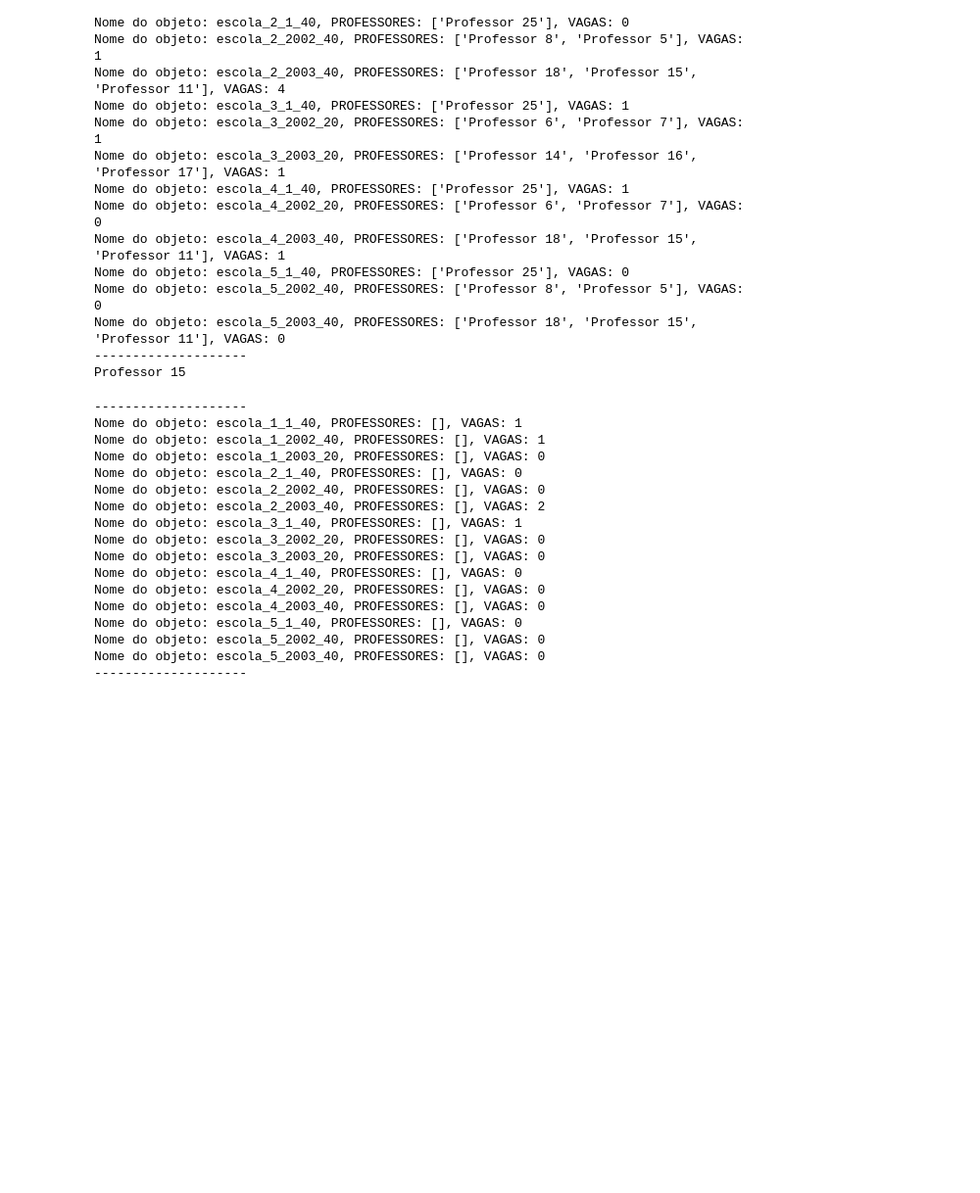
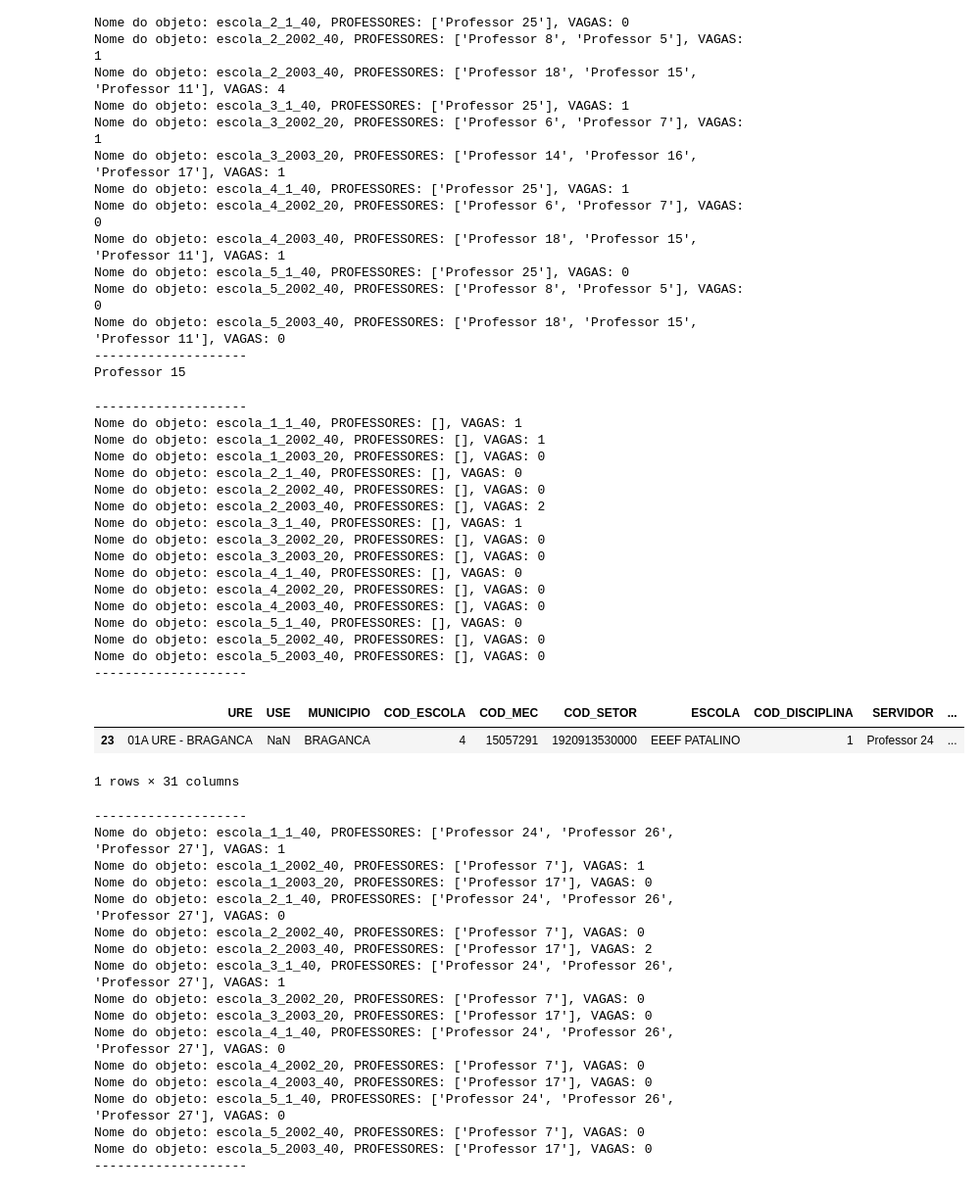
Before and after one commit to LH-Carreira/Algoritmo-lotacao, a Jupyter notebook: 02.ipynb, the cells around one changed output. Shown at 98% size. Drawn from its saved outputs; the diff is of its cells as text; code cells hidden in the pictures; blank space fills up the shorter version.

```diff
--- a/02.ipynb
+++ b/02.ipynb
@@ -192,7 +194,7 @@ def lotacao(dataFrame):
 import pandas as pd
 
 class Escola:
-    def __init__(self, URE, USE, MUNICIPIO, COD_ESCOLA, COD_MEC, COD_SETOR, ESCOLA, COD_DISCIPLINA, INTEGRAL, CH_HORARIA, VAGAS, lista_professores):
+    def __init__(self, URE, USE, MUNICIPIO, COD_ESCOLA, COD_MEC, COD_SETOR, ESCOLA, COD_DISCIPLINA, INTEGRAL, CH_HORARIA, VAGAS, lista_professores, CH_RELATIVA=""):
         self.URE = URE
         self.USE = USE
         self.MUNICIPIO = MUNICIPIO
@@ -205,6 +207,7 @@ class Escola:
         self.CH_HORARIA = CH_HORARIA
         self.VAGAS = VAGAS
         self.lista_professores = lista_professores
+        self.CH_RELATIVA = CH_RELATIVA
 
 # Carregar o DataFrame
 base_escolas = pd.read_excel('escolas.xlsx')
@@ -217,7 +220,10 @@ for indice, linha in base_escolas.iterrows():
     # Gerar o nome do objeto
     nome_objeto = f"escola_{linha['COD_ESCOLA']}_{linha['COD_DISCIPLINA']}_{linha['CH_HORARIA']}"
 
-    # Criar um objeto Escola para cada linha
+    # Calcular CH_RELATIVA
+    ch_relativa = linha['CH_HORARIA'] * linha['VAGAS']
+
+    # Criar um objeto Escola para cada linha com CH_RELATIVA calculada
     escola = Escola(
         linha['URE'],
         linha['USE'],
@@ -230,16 +236,15 @@ for indice, linha in base_escolas.iterrows():
         linha['INTEGRAL'],
         linha['CH_HORARIA'],
         linha['VAGAS'],
-        lista_professores = []
-        # LISTA DE PROFESSORES (VAZIA)
+        lista_professores=[],
+        CH_RELATIVA=ch_relativa  # Definir CH_RELATIVA como o produto entre CH_HORARIA e VAGAS
     )
-
 
     # Adicionar o objeto ao dicionário usando o nome como chave
     escolas_dict[nome_objeto] = escola
 
 for objeto_print, escola_print in escolas_dict.items():
-    print(f"Nome do objeto: {objeto_print}, VAGAS: {escola_print.VAGAS}")
+    print(f"Nome do objeto: {objeto_print}, VAGAS: {escola_print.VAGAS} , CH em aberto {escola_print.CH_RELATIVA}")
 
 
 # CONTRATAÇÃO POR PREFERENCIA
@@ -496,3 +501,54 @@ Nome do objeto: escola_5_1_40, PROFESSORES: [], VAGAS: 0
 Nome do objeto: escola_5_2002_40, PROFESSORES: [], VAGAS: 0
 Nome do objeto: escola_5_2003_40, PROFESSORES: [], VAGAS: 0
 --------------------
+# %%
+professores_internos = base_professores[base_professores['INTERNO'] == 'SIM']
+
+display(professores_internos)
+# RODANDO APENAS PROFESSORES INTERNOS
+for nome_objeto, escola in escolas_dict.items():
+
+    for index, professor in professores_internos.iterrows():
+        servidor = professor['SERVIDOR']
+
+        if (escola.COD_DISCIPLINA == professor['COD_DISCIPLINA']) and (escola.COD_ESCOLA == professor['COD_ESCOLA']) and (escola.MUNICIPIO == professor['MUNICIPIO']) and (professor['EFETIVO'] == 'SIM'):
+
+                if servidor not in escola.lista_professores:
+                    escola.lista_professores.append(servidor)
+
+for nome_objeto, escola in escolas_dict.items():
+
+    for index, professor in base_professores.iterrows():
+        servidor = professor['SERVIDOR']
+
+        if (escola.COD_DISCIPLINA == professor['COD_DISCIPLINA']) and (escola.MUNICIPIO == professor['MUNICIPIO']) and (professor['EFETIVO'] == 'SIM'):
+
+                if servidor not in escola.lista_professores:
+                    escola.lista_professores.append(servidor)
+
+
+print('-'*20)
+for objeto_print, escola_print in escolas_dict.items():
+    print(f"Nome do objeto: {objeto_print}, PROFESSORES: {escola_print.lista_professores}, VAGAS: {escola_print.VAGAS}")
+print('-'*20)
+# %% [output]
+|  | URE | USE | MUNICIPIO | COD_ESCOLA | COD_MEC | COD_SETOR | ESCOLA | COD_DISCIPLINA | SERVIDOR | ... |
+| 23 | 01A URE - BRAGANCA | NaN | BRAGANCA | 4 | 15057291 | 1920913530000 | EEEF PATALINO | 1 | Professor 24 | ... |
+1 rows × 31 columns
+--------------------
+Nome do objeto: escola_1_1_40, PROFESSORES: ['Professor 24', 'Professor 26', 'Professor 27'], VAGAS: 1
+Nome do objeto: escola_1_2002_40, PROFESSORES: ['Professor 7'], VAGAS: 1
+Nome do objeto: escola_1_2003_20, PROFESSORES: ['Professor 17'], VAGAS: 0
+Nome do objeto: escola_2_1_40, PROFESSORES: ['Professor 24', 'Professor 26', 'Professor 27'], VAGAS: 0
+Nome do objeto: escola_2_2002_40, PROFESSORES: ['Professor 7'], VAGAS: 0
+Nome do objeto: escola_2_2003_40, PROFESSORES: ['Professor 17'], VAGAS: 2
+Nome do objeto: escola_3_1_40, PROFESSORES: ['Professor 24', 'Professor 26', 'Professor 27'], VAGAS: 1
+Nome do objeto: escola_3_2002_20, PROFESSORES: ['Professor 7'], VAGAS: 0
+Nome do objeto: escola_3_2003_20, PROFESSORES: ['Professor 17'], VAGAS: 0
+Nome do objeto: escola_4_1_40, PROFESSORES: ['Professor 24', 'Professor 26', 'Professor 27'], VAGAS: 0
+Nome do objeto: escola_4_2002_20, PROFESSORES: ['Professor 7'], VAGAS: 0
+Nome do objeto: escola_4_2003_40, PROFESSORES: ['Professor 17'], VAGAS: 0
+Nome do objeto: escola_5_1_40, PROFESSORES: ['Professor 24', 'Professor 26', 'Professor 27'], VAGAS: 0
+Nome do objeto: escola_5_2002_40, PROFESSORES: ['Professor 7'], VAGAS: 0
+Nome do objeto: escola_5_2003_40, PROFESSORES: ['Professor 17'], VAGAS: 0
+--------------------
```
Also changed, not shown: parts of 6 cells of this notebook, 1 other file.
